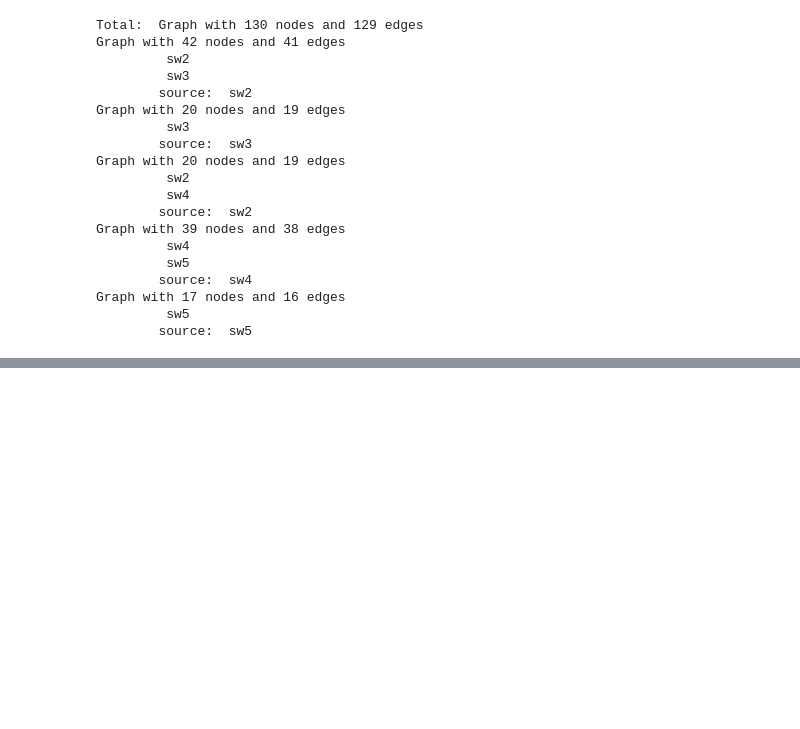
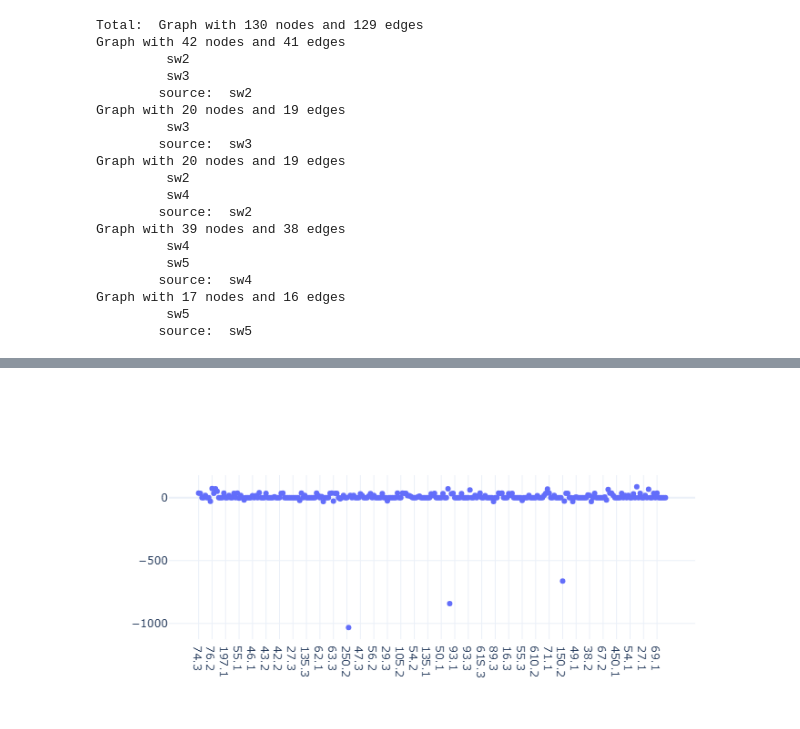
Before and after one commit to pnnl/oedisi_dopf, a Jupyter notebook: workflow_admm.ipynb, the cells around one changed output, grey strips where cells are left out. Drawn from its saved outputs; the diff is of its cells as text; code cells hidden in the pictures; blank space fills up the shorter version.

```diff
--- a/workflow_admm.ipynb
+++ b/workflow_admm.ipynb
@@ -266,0 +174,27 @@ NameError: name 'SCENARIO' is not defined
+# %%
+# read data
+p_real = feather.read_feather(f"{output}/power_real.feather")
+p_imag = feather.read_feather(f"{output}/power_imag.feather")
+
+# filter missing nodes
+common_columns = set(p_real.columns).intersection(p_imag.columns)
+p_real = p_real.filter(common_columns)
+p_imag = p_imag.filter(common_columns)
+
+# convert to complex
+true_powers = p_real.drop("time", axis=1) + 1j * p_imag.drop("time", axis=1)
+true_powers["time"] = pd.to_datetime(p_real["time"], format="%Y-%m-%d %H:%M:%S")
+true_powers.set_index("time", inplace=True)
+# %%
+true = true_powers.loc[ts]
+
+fig = make_subplots(rows=1, cols=1)
+fig.add_trace(
+    go.Scatter(name="feeder", x=true.index, y=true.values.real, mode="markers"),
+    row=1,
+    col=1,
+)
+fig.update_layout(template="plotly_white")
+fig.show()
+# %% [output]
+[figure, added]
```
Also changed, not shown: parts of 15 cells of this notebook, 6 other files.
